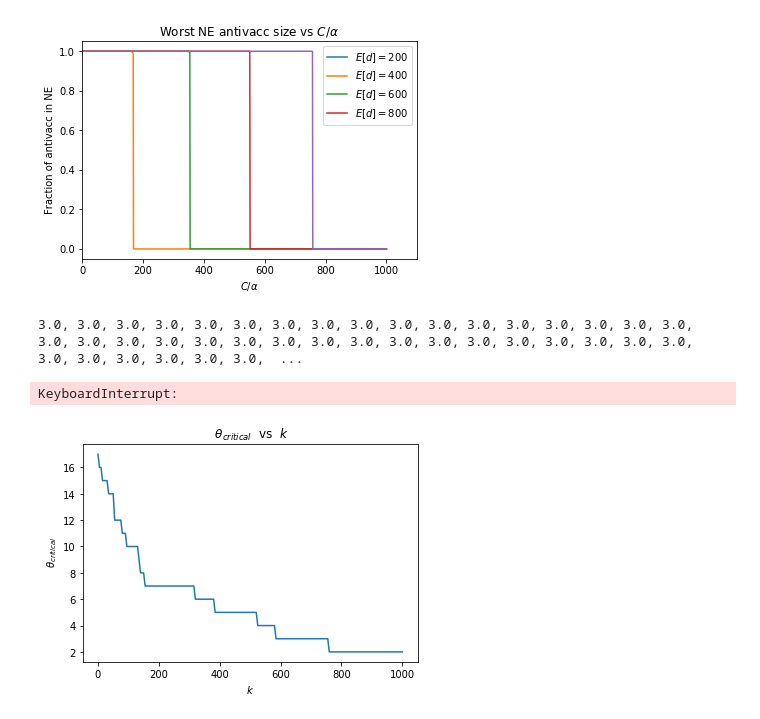
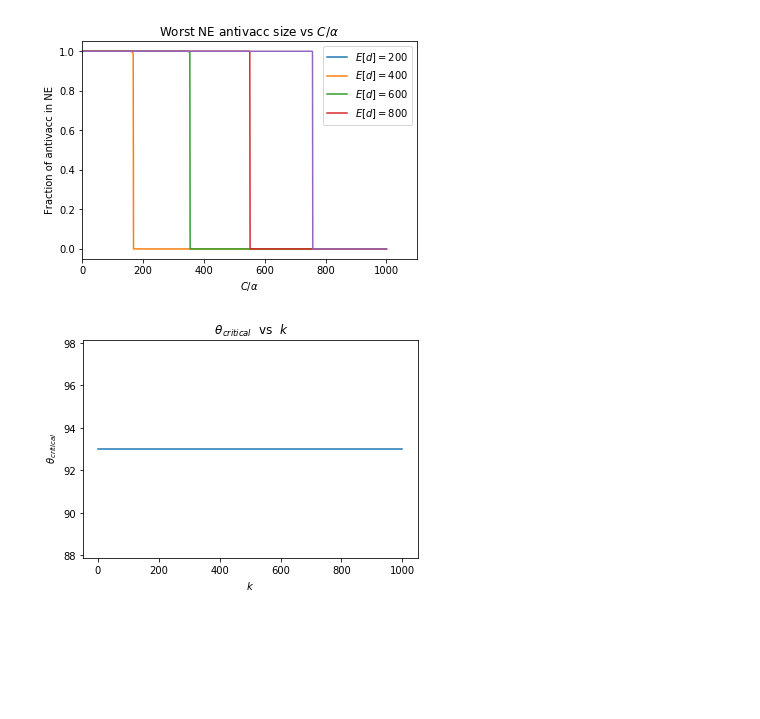
Before and after one commit to ahsantarique/Antivaccine-Sentiment, a Jupyter notebook: Src/threshold_diffusion.ipynb, the cells around one changed output. Saved outputs shown, nothing was run; the diff lists cells and outputs as text; code cells hidden in the pictures; blank space fills up the shorter version.

```diff
--- a/Src/threshold_diffusion.ipynb
+++ b/Src/threshold_diffusion.ipynb
@@ -331,8 +358,8 @@ The PostScript backend does not support transparency; partially transparent arti
 # g = nx.read_edgelist("../data/facebook_combined.txt", create_using = nx.Graph(), nodetype=int) ########### snap facebook data #############
 # g = nx.read_edgelist("../data/twitter_combined.txt", create_using = nx.Graph(), nodetype=int) ########### snap facebook data #############
 # g = nx.read_edgelist("../data/email-EU-core.txt", create_using = nx.Graph(), nodetype=int) ########### snap facebook data #############
-g = nx.read_edgelist("../data/p2p-Gnutella04.txt", create_using = nx.Graph(), nodetype=int) ########### snap facebook data #############
-# g = nx.read_gexf("../data/twitter_sentiment_200.gexf", node_type=None, relabel=False, version='1.1draft')
+# g = nx.read_edgelist("../data/p2p-Gnutella04.txt", create_using = nx.Graph(), nodetype=int) ########### snap facebook data #############
+g = nx.read_gexf("../data/twitter_sentiment_200.gexf", node_type=None, relabel=False, version='1.1draft')
 # d = 5
 # g = nx.random_regular_graph(d=d, n = N, seed = 42)
 
@@ -371,26 +398,23 @@ for k in range(0,1001,5):
       if(worst_NE_size[i] == 0):
           print(c[i], end=', ')
           break
-# %% [output]
-3.0, 3.0, 3.0, 3.0, 3.0, 3.0, 3.0, 3.0, 3.0, 3.0, 3.0, 3.0, 3.0, 3.0, 3.0, 3.0, 3.0, 3.0, 3.0, 3.0, 3.0, 3.0, 3.0, 3.0, 3.0, 3.0, 3.0, 3.0, 3.0, 3.0, 3.0, 3.0, 3.0, 3.0, 3.0, 3.0, 3.0, 3.0, 3.0, 3.0,  ...
-KeyboardInterrupt:
 # %%
 x = range(0,1001,5)
 
 yemail = [17, 16, 16, 15, 15, 15, 15, 14, 14, 14, 14, 12, 12, 12, 12, 12, 11, 11, 11, 10, 10, 10, 10, 10, 10, 10, 10, 9, 8, 8, 8, 7, 7, 7, 7, 7, 7, 7, 7, 7, 7, 7, 7, 7, 7, 7, 7, 7, 7, 7, 7, 7, 7, 7, 7, 7, 7, 7, 7, 7, 7, 7, 7, 7, 6, 6, 6, 6, 6, 6, 6, 6, 6, 6, 6, 6, 6, 5, 5, 5, 5, 5, 5, 5, 5, 5, 5, 5, 5, 5, 5, 5, 5, 5, 5, 5, 5, 5, 5, 5, 5, 5, 5, 5, 5, 4, 4, 4, 4, 4, 4, 4, 4, 4, 4, 4, 4, 3, 3, 3, 3, 3, 3, 3, 3, 3, 3, 3, 3, 3, 3, 3, 3, 3, 3, 3, 3, 3, 3, 3, 3, 3, 3, 3, 3, 3, 3, 3, 3, 3, 3, 3, 2, 2, 2, 2, 2, 2, 2, 2, 2, 2, 2, 2, 2, 2, 2, 2, 2, 2, 2, 2, 2, 2, 2, 2, 2, 2, 2, 2, 2, 2, 2, 2, 2, 2, 2, 2, 2, 2, 2, 2, 2, 2, 2, 2, 2, 2, 2, 2, 2]
 yerdos = [169, 167, 167, 165, 165, 164, 163, 163, 163, 162, 162, 162, 162, 162, 162, 162, 162, 162, 162, 162, 162, 162, 162, 161, 161, 161, 161, 161, 161, 161, 160, 160, 160, 160, 160, 160, 160, 160, 160, 160, 159, 159, 159, 159, 159, 159, 159, 159, 159, 159, 159, 159, 159, 158, 158, 158, 158, 158, 158, 158, 158, 158, 158, 158, 157, 157, 157, 157, 157, 157, 157, 157, 157, 157, 157, 157, 157, 157, 156, 156, 156, 156, 156, 156, 156, 156, 156, 156, 156, 156, 155, 155, 155, 155, 155, 155, 155, 155, 155, 155, 155, 155, 155, 155, 155, 155, 155, 155, 155, 154, 154, 154, 154, 154, 154, 154, 154, 154, 154, 154, 154, 154, 154, 154, 154, 154, 153, 153, 153, 153, 153, 153, 153, 152, 152, 152, 152, 152, 152, 152, 152, 152, 152, 152, 152, 152, 152, 152, 152, 152, 152, 152, 151, 151, 151, 151, 151, 151, 151, 151, 151, 151, 151, 151, 151, 150, 150, 150, 150, 150, 150, 150, 150, 149, 149, 149, 149, 149, 149, 148, 148, 148, 148, 148, 148, 148, 147, 147, 147, 147, 146, 146, 146, 146, 146, 144, 144, 143, 143, 143, 139]
 yfacebook = [93, 93, 93, 93, 93, 93, 93, 93, 93, 93, 93, 93, 93, 93, 93, 93, 93, 93, 93, 93, 93, 93, 93, 93, 93, 93, 93, 93, 93, 93, 93, 93, 93, 93, 93, 93, 93, 93, 93, 93, 93, 93, 93, 93, 93, 93, 93, 93, 93, 93, 93, 93, 93, 93, 93, 93, 93, 93, 93, 93, 93, 93, 93, 93, 93, 93, 93, 93, 93, 93, 93, 93, 93, 93, 93, 93, 93, 93, 93, 93, 93, 93, 93, 93, 93, 93, 93, 93, 93, 93, 93, 93, 93, 93, 93, 93, 93, 93, 93, 93, 93, 93, 93, 93, 93, 93, 93, 93, 93, 93, 93, 93, 93, 93, 93, 93, 93, 93, 93, 93, 93, 93, 93, 93, 93, 93, 93, 93, 93, 93, 93, 93, 93, 93, 93, 93, 93, 93, 93, 93, 93, 93, 93, 93, 93, 93, 93, 93, 93, 93, 93, 93, 93, 93, 93, 93, 93, 93, 93, 93, 93, 93, 93, 93, 93, 93, 93, 93, 93, 93, 93, 93, 93, 93, 93, 93, 93, 93, 93, 93, 93, 93, 93, 93, 93, 93, 93, 93, 93, 93, 93, 93, 93, 93, 93, 93, 93, 93, 93, 93, 93]
 
-y_list = [yemail]
+y_list = [yfacebook]
 legend = ['Erdos-Renyi', 'Facebook', 'email-EU-core', 'Gnutell p2p', 'Twitter Mentions']
 
 for y in y_list:
   plt.plot(x,y)
 
 plt.xlabel(r'$k$')
 plt.ylabel(r' $\theta_{critical}$')
 plt.title(r' $\theta_{critical}$  vs  $k$')
 # plt.legend(legend)
-plt.savefig('theta_vs_k.eps')
+plt.savefig('theta_vs_k-fb.eps')
 # %% [output]
-[figure, old version]
+[figure, new version]
```
Also changed, not shown: parts of 8 cells of this notebook, 14 other files.
